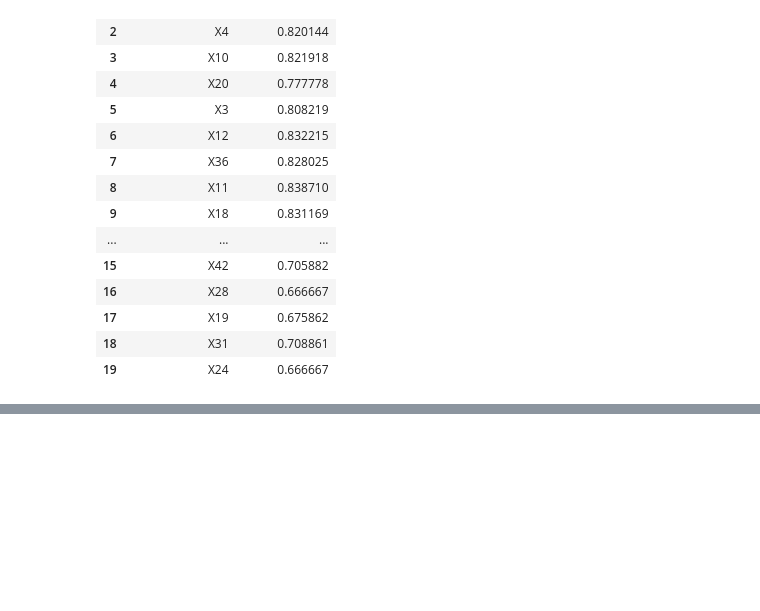
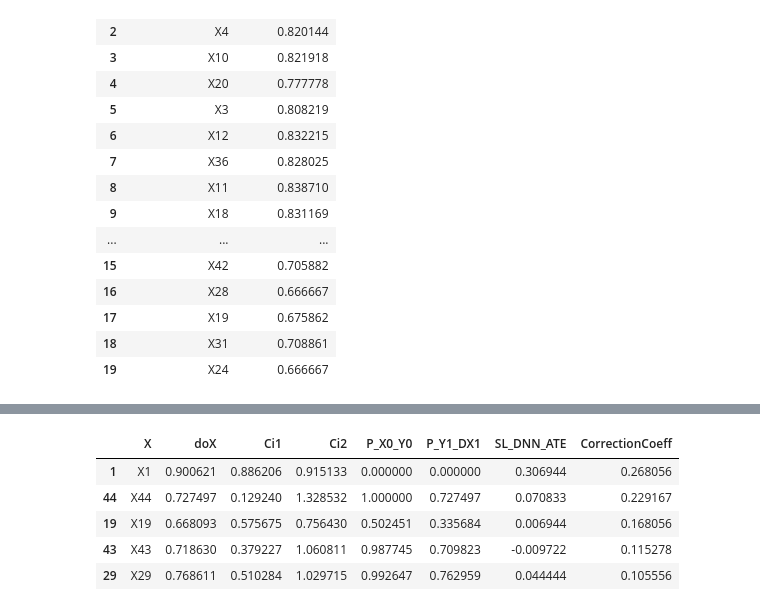
Before and after one commit to sweetpastabox/Causal-HMM, a Jupyter notebook: Causal_HMM_REPLICATION.ipynb, the cells around one changed output, grey strips where cells are left out. Drawn from its saved outputs; the diff is of its cells as text; code cells hidden in the pictures; blank space fills up the shorter version.

```diff
--- a/Causal_HMM_REPLICATION.ipynb
+++ b/Causal_HMM_REPLICATION.ipynb
@@ -1679,0 +1690,93 @@ plt.show()
+# %%
+# data sample
+glist = []
+X = df.drop(['Y'],axis=1).values
+y = df['Y'].astype(int).values
+
+# huge test size to get lot of False Negatives on a good model
+X_train, X_test, y_train, y_test, train_idx, test_idx = train_test_split(X, y, df.index, random_state=0, test_size=0.4)
+
+#train
+mlp = MLPClassifier(hidden_layer_sizes=(64,32), random_state=42)
+mlp.fit(X_train, y_train)
+
+# predict
+mlp_y_pred = mlp.predict(X_test)
+
+# scores
+print()
+print(f'F1        : {metrics.f1_score(y_test, mlp_y_pred)}')
+print(f'Accuracy  : {metrics.accuracy_score(y_test, mlp_y_pred)}')
+print(f'Precision : {metrics.precision_score(y_test, mlp_y_pred)}')
+print(f'ROC-AUC   : {metrics.roc_auc_score(y_test, mlp_y_pred)}')
+
+glist.append(metrics.f1_score(y_test, mlp_y_pred))
+
+# Step 1. Retrieve FN
+
+mask = mlp_y_pred != y_test
+FN = df.loc[test_idx[mask]]
+
+# Step 2. Compute ITE of each X for these samples using S-learner
+
+# Compute ATE for each signal
+
+test = df.sample(frac=0.4, random_state=42)
+train = df.loc[~df.index.isin(test.index)]
+
+X = list(df.columns[:45])+list(df.columns[-3:])
+y = 'Y'
+
+dfITE = pd.DataFrame(columns=list(doXdf['X']))
+s_learner_dnn = MLPClassifier(hidden_layer_sizes=(64,32), random_state=42)
+s_learner_dnn.fit(train[X], train[y])
+dnn_ATE_s = []
+
+for index_a, row_a in doXdf.iterrows():
+
+    tl = []
+    T =  row_a['X']
+    for index, row in df.iterrows():
+        if row[T] < 0 :
+            tl.append(1)
+        else:
+            tl.append(0)
+
+    xi_0 = df.copy()
+    xi_1 = df.copy()
+    xi_1[T] = tl
+
+    dnn_f_x0 = s_learner_dnn.predict(xi_0[X])
+    dnn_f_x1 = s_learner_dnn.predict(xi_1[X])
+    dnn_ITE = []
+    for i in range(len(dnn_f_x1)):
+        dnn_ITE.append(dnn_f_x1[i]-dnn_f_x0[i])
+
+    dfITE[T] = dnn_ITE
+
+    dnn_ATE = (sum(dnn_ITE)/len(dnn_ITE))
+    dnn_ATE_s.append(dnn_ATE)
+
+doXdf['SL_DNN_ATE'] = dnn_ATE_s
+
+# Step 4. For samples in FN, what are the columns with highest ITE ?
+
+# filter ITE for FN samples
+FN_ITE = dfITE.loc[test_idx[mask]]
+
+# Values are E(Y|X=0 - Y|X=1)
+FN_ATE = FN_ITE.mean()
+FN_ATE.sort_values() # these are our candidates
+
+# For the candidates, verify if the FN_ATE is far from the CATE
+scores = []
+
+for index, row in doXdf.iterrows():
+    score = abs(abs(row['SL_DNN_ATE']) - abs(FN_ATE[index]))
+    scores.append(score)
+
+doXdf['CorrectionCoeff'] = scores
+
+# these are the targets
+doXdf.sort_values(by='CorrectionCoeff', ascending=False).head()
+# %% [output]
@@ -1679,0 +1787,6 @@ plt.show()
+|  | X | doX | Ci1 | Ci2 | P_X0_Y0 | P_Y1_DX1 | SL_DNN_ATE | CorrectionCoeff |
+| 1 | X1 | 0.900621 | 0.886206 | 0.915133 | 0.000000 | 0.000000 | 0.306944 | 0.268056 |
+| 44 | X44 | 0.727497 | 0.129240 | 1.328532 | 1.000000 | 0.727497 | 0.070833 | 0.229167 |
+| 19 | X19 | 0.668093 | 0.575675 | 0.756430 | 0.502451 | 0.335684 | 0.006944 | 0.168056 |
+| 43 | X43 | 0.718630 | 0.379227 | 1.060811 | 0.987745 | 0.709823 | -0.009722 | 0.115278 |
+| 29 | X29 | 0.768611 | 0.510284 | 1.029715 | 0.992647 | 0.762959 | 0.044444 | 0.105556 |
```
Also changed, not shown: parts of 7 cells of this notebook.
